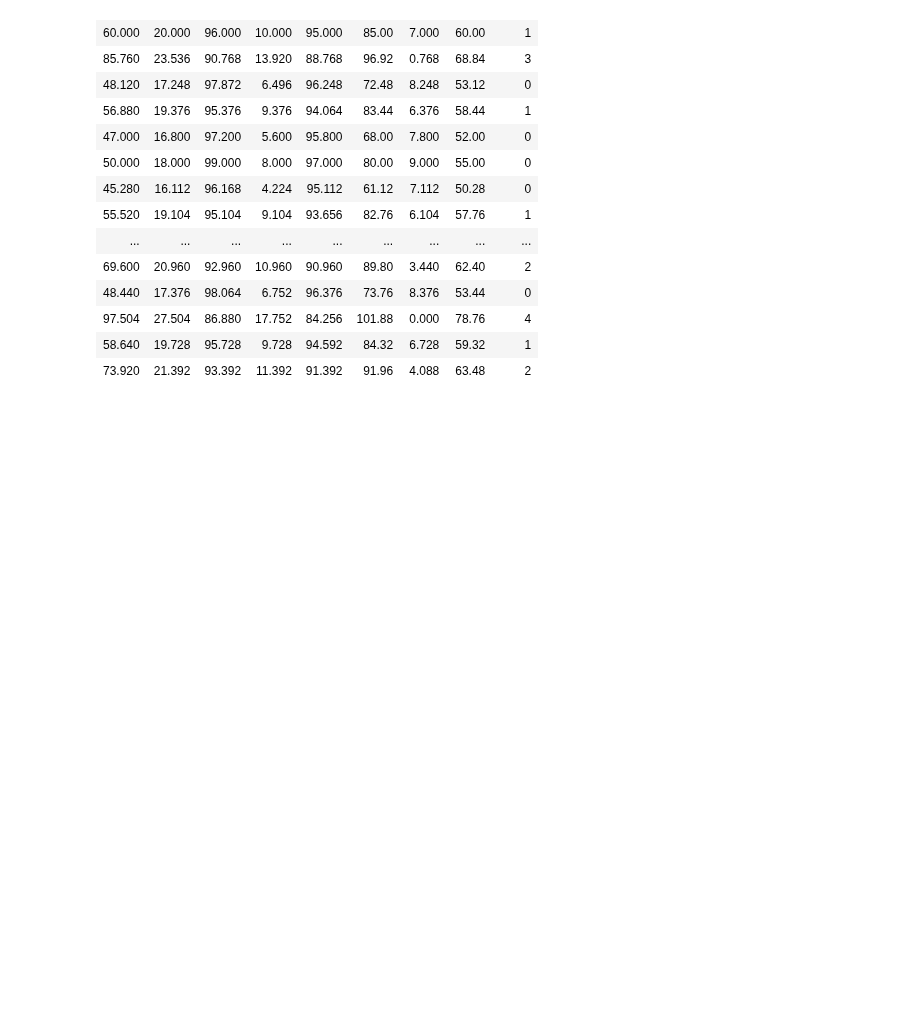
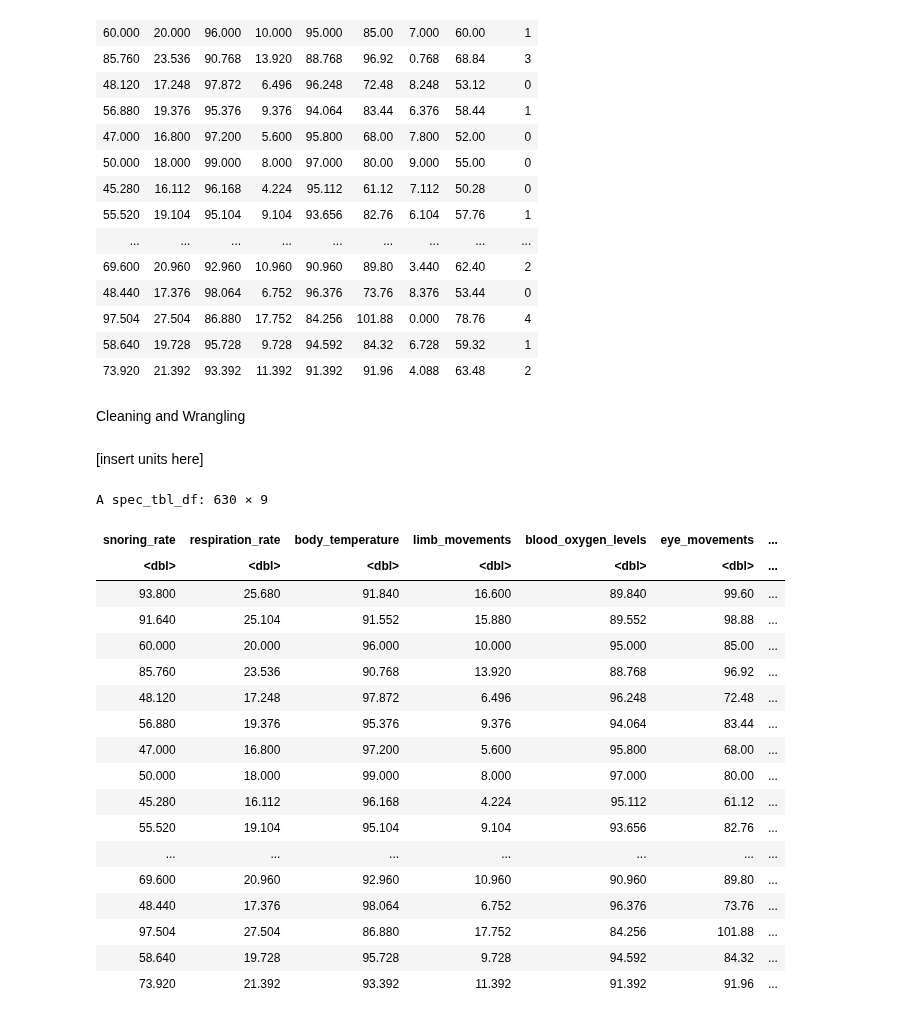
Before and after one commit to jon-chow/DSCI100-WineQualityAnalysis, a Jupyter notebook: Proposal.ipynb, the cells around one changed output. Saved outputs shown, nothing was run; the diff lists cells and outputs as text; code cells hidden in the pictures; blank space fills up the shorter version.

Commit message:
Cleaned data

```diff
--- a/Proposal.ipynb
+++ b/Proposal.ipynb
@@ -58,3 +62,33 @@ A spec_tbl_df: 630 × 9
 | 97.504 | 27.504 | 86.880 | 17.752 | 84.256 | 101.88 | 0.000 | 78.76 | 4 |
 | 58.640 | 19.728 | 95.728 | 9.728 | 94.592 | 84.32 | 6.728 | 59.32 | 1 |
 | 73.920 | 21.392 | 93.392 | 11.392 | 91.392 | 91.96 | 4.088 | 63.48 | 2 |
+# %% [markdown]
+Cleaning and Wrangling
+# %% [markdown]
+[insert units here]
+# %%
+clean_data <- rename(data, snoring_rate = sr,
+                     respiration_rate = rr, body_temperature = t, limb_movements = lm,
+                     blood_oxygen_levels = bo, eye_movements = rem, hours_sleep = sr_1,
+                     heart_rate = hr, stress_level = sl)
+clean_data
+# %% [output]
+A spec_tbl_df: 630 × 9
+| snoring_rate | respiration_rate | body_temperature | limb_movements | blood_oxygen_levels | eye_movements | ... |
+| <dbl> | <dbl> | <dbl> | <dbl> | <dbl> | <dbl> | ... |
+| 93.800 | 25.680 | 91.840 | 16.600 | 89.840 | 99.60 | ... |
+| 91.640 | 25.104 | 91.552 | 15.880 | 89.552 | 98.88 | ... |
+| 60.000 | 20.000 | 96.000 | 10.000 | 95.000 | 85.00 | ... |
+| 85.760 | 23.536 | 90.768 | 13.920 | 88.768 | 96.92 | ... |
+| 48.120 | 17.248 | 97.872 | 6.496 | 96.248 | 72.48 | ... |
+| 56.880 | 19.376 | 95.376 | 9.376 | 94.064 | 83.44 | ... |
+| 47.000 | 16.800 | 97.200 | 5.600 | 95.800 | 68.00 | ... |
+| 50.000 | 18.000 | 99.000 | 8.000 | 97.000 | 80.00 | ... |
+| 45.280 | 16.112 | 96.168 | 4.224 | 95.112 | 61.12 | ... |
+| 55.520 | 19.104 | 95.104 | 9.104 | 93.656 | 82.76 | ... |
+| ... | ... | ... | ... | ... | ... | ... |
+| 69.600 | 20.960 | 92.960 | 10.960 | 90.960 | 89.80 | ... |
+| 48.440 | 17.376 | 98.064 | 6.752 | 96.376 | 73.76 | ... |
+| 97.504 | 27.504 | 86.880 | 17.752 | 84.256 | 101.88 | ... |
+| 58.640 | 19.728 | 95.728 | 9.728 | 94.592 | 84.32 | ... |
+| 73.920 | 21.392 | 93.392 | 11.392 | 91.392 | 91.96 | ... |
```
Also changed, not shown: parts of 2 cells of this notebook.
